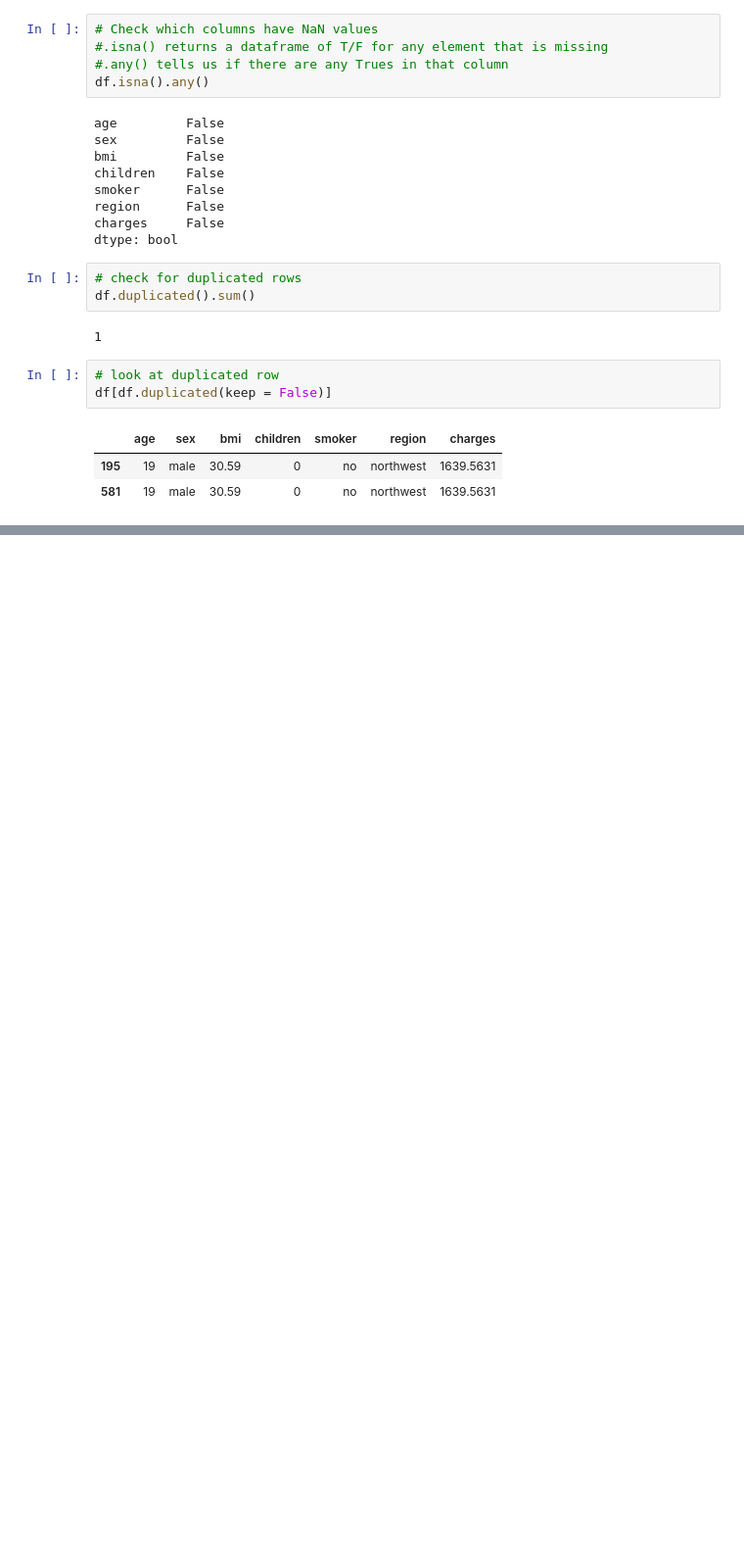
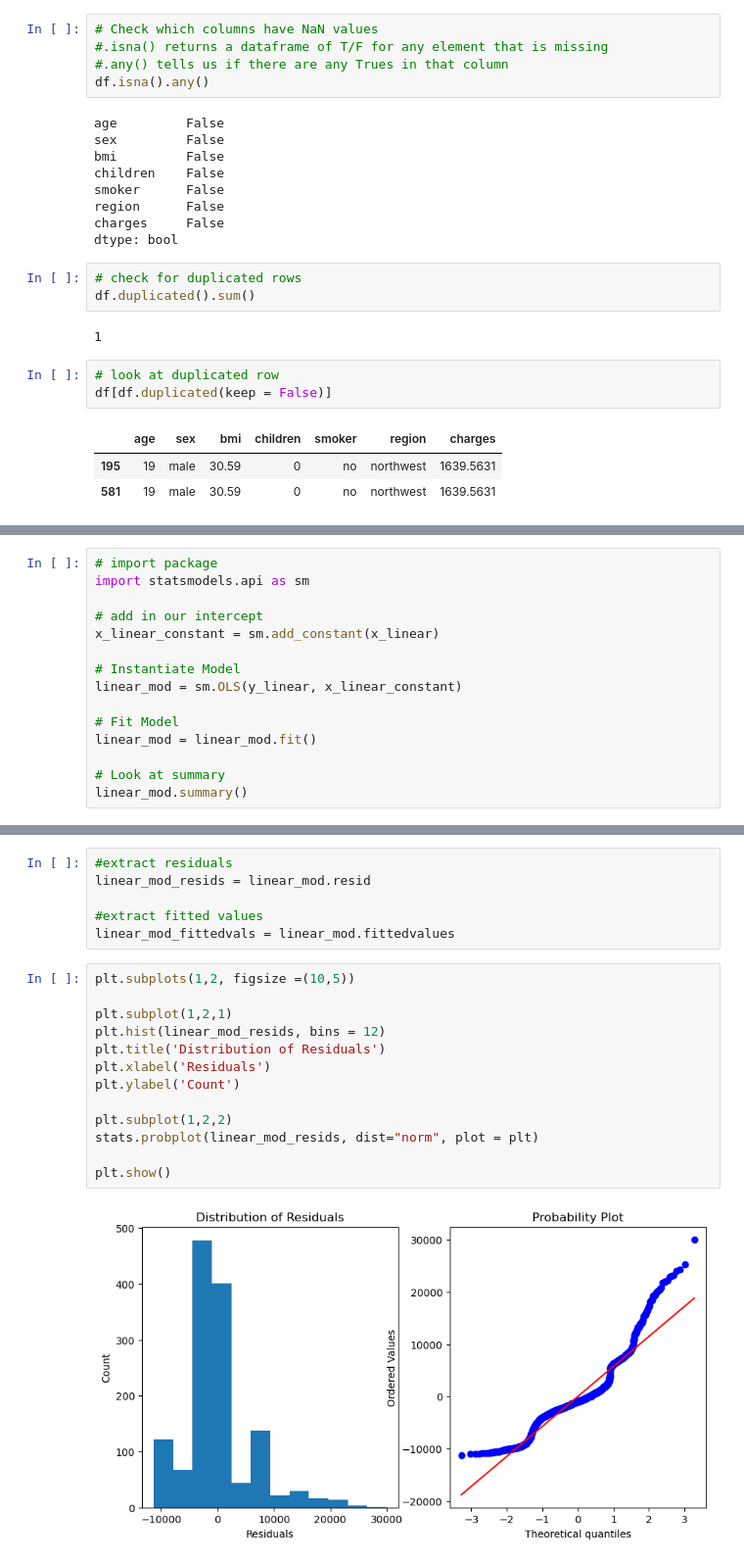
Before and after one commit to ntran119/data_projects, a Jupyter notebook: LinearRegression_PredictingMedicalCosts.ipynb, the cells around one changed output, grey strips where cells are left out. Shown: that part at 98% size. Cells and saved outputs as stored; diff of their text form; blank space fills up the shorter version.

```diff
--- a/LinearRegression_PredictingMedicalCosts.ipynb
+++ b/LinearRegression_PredictingMedicalCosts.ipynb
@@ -94,0 +275,15 @@ df[df.duplicated(keep = False)]
+# %%
+# import package
+import statsmodels.api as sm
+
+# add in our intercept
+x_linear_constant = sm.add_constant(x_linear)
+
+# Instantiate Model
+linear_mod = sm.OLS(y_linear, x_linear_constant)
+
+# Fit Model
+linear_mod = linear_mod.fit()
+
+# Look at summary
+linear_mod.summary()
@@ -94,0 +317,21 @@ df[df.duplicated(keep = False)]
+# %%
+#extract residuals
+linear_mod_resids = linear_mod.resid
+
+#extract fitted values
+linear_mod_fittedvals = linear_mod.fittedvalues
+# %%
+plt.subplots(1,2, figsize =(10,5))
+
+plt.subplot(1,2,1)
+plt.hist(linear_mod_resids, bins = 12)
+plt.title('Distribution of Residuals')
+plt.xlabel('Residuals')
+plt.ylabel('Count')
+
+plt.subplot(1,2,2)
+stats.probplot(linear_mod_resids, dist="norm", plot = plt)
+
+plt.show()
+# %% [output]
+[figure, added]
```
Also changed, not shown: parts of 28 cells of this notebook.
